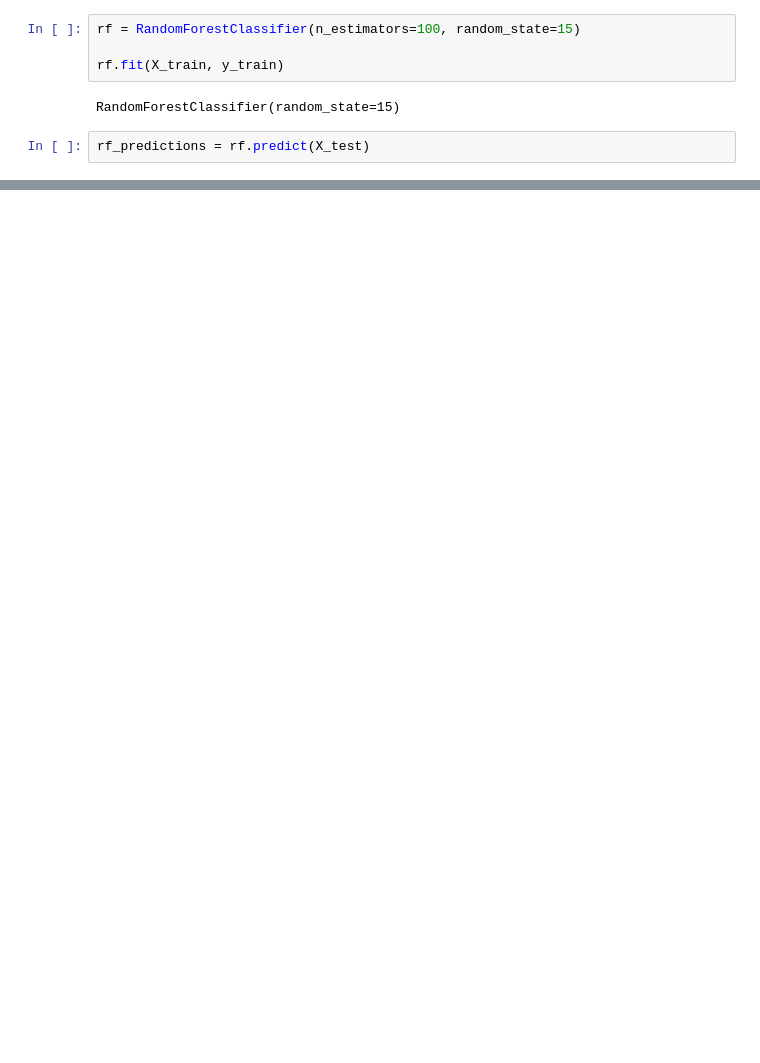
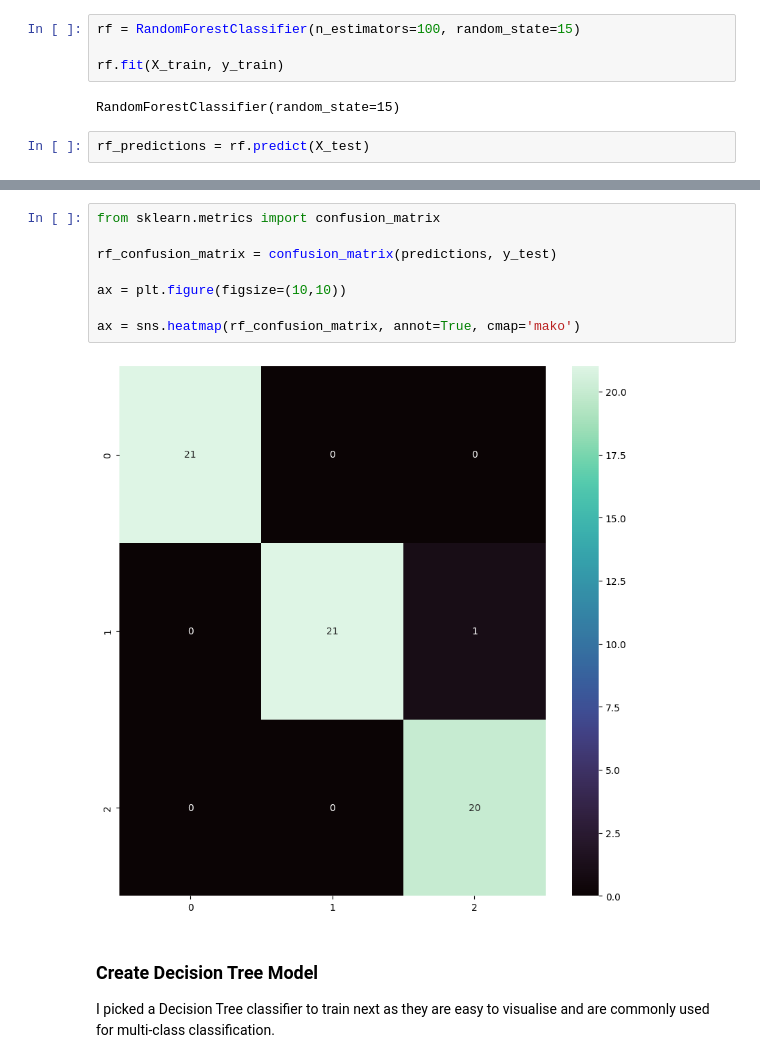
Before and after one commit to kaylamasson/CM3151-machine-learning-kaylamasson, a Jupyter notebook: seeds_classification.ipynb, the cells around one changed output, grey strips where cells are left out. Drawn from its saved outputs; the diff is of its cells as text; blank space fills up the shorter version.

```diff
--- a/seeds_classification.ipynb
+++ b/seeds_classification.ipynb
@@ -391,0 +390,14 @@ Random Forest Model Accuracy: 95.24%
+# %%
+from sklearn.metrics import confusion_matrix
+
+rf_confusion_matrix = confusion_matrix(predictions, y_test)
+
+ax = plt.figure(figsize=(10,10))
+
+ax = sns.heatmap(rf_confusion_matrix, annot=True, cmap='mako')
+# %% [output]
+[figure, added]
+# %% [markdown]
+### Create Decision Tree Model
+
+I picked a Decision Tree classifier to train next as they are easy to visualise and are commonly used for multi-class classification.
```
Also changed, not shown: parts of 15 cells of this notebook.
